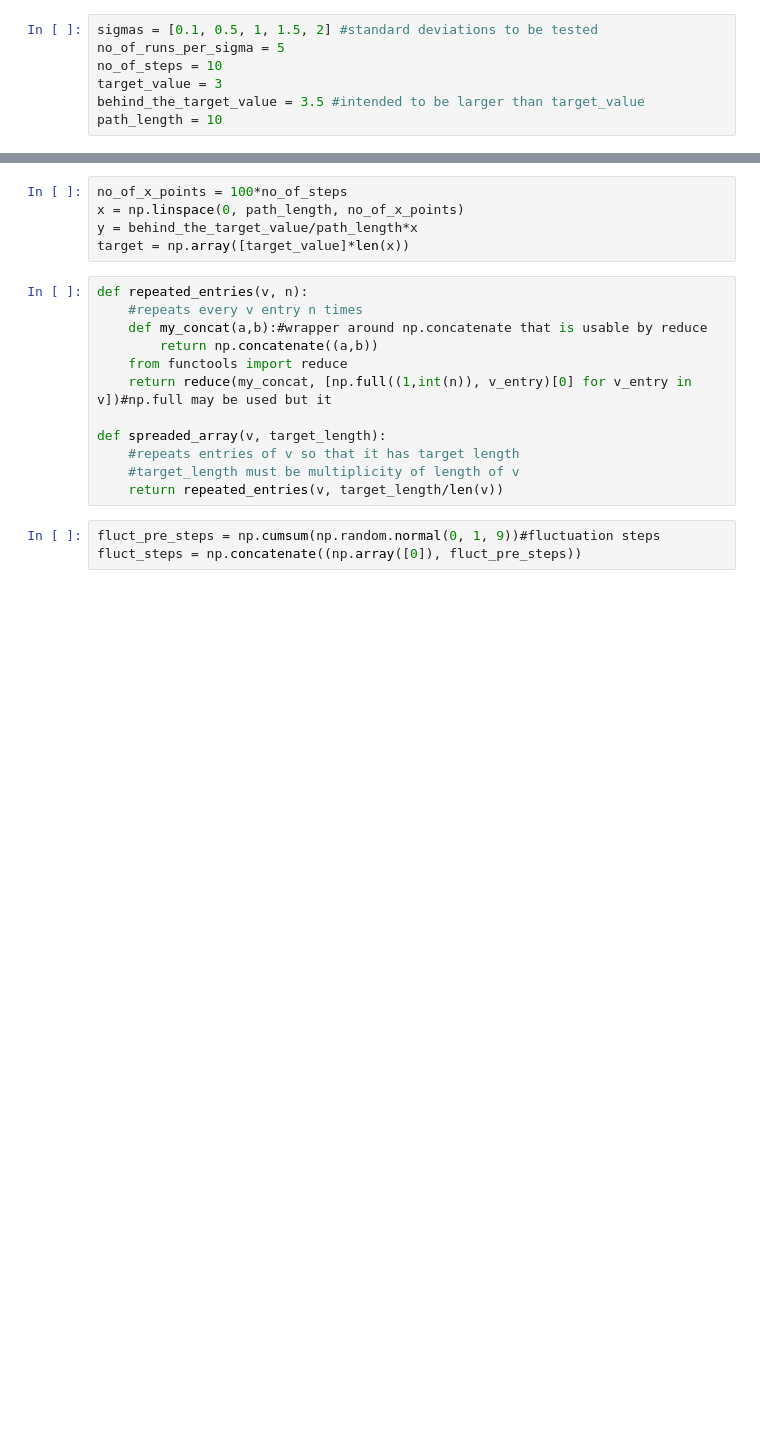
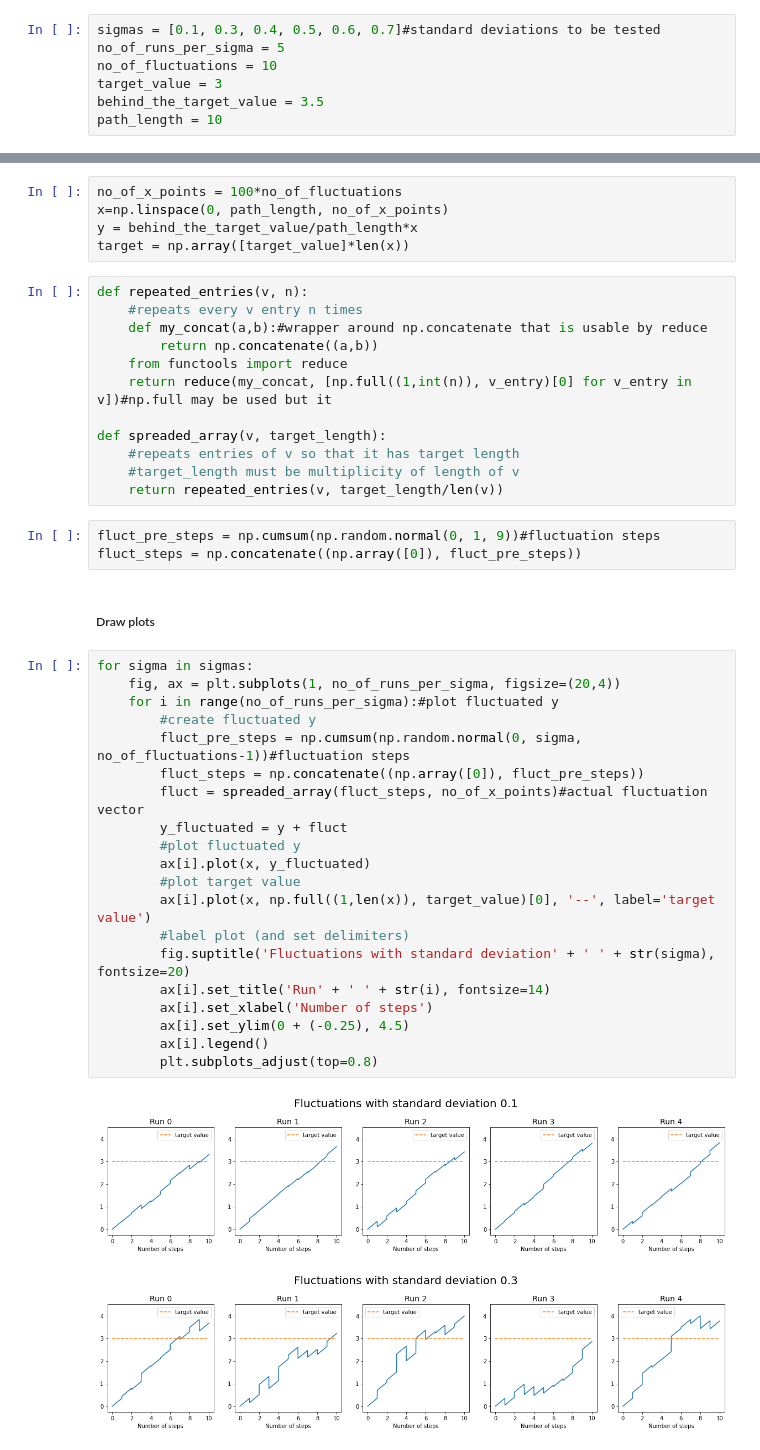
Before and after one commit to jano-mp/fluctuations-on-a-path, a Jupyter notebook: Fluctuations on a path.ipynb, the cells around one changed output, grey strips where cells are left out. Cells and saved outputs as stored; diff of their text form; blank space fills up the shorter version.

```diff
--- a/Fluctuations on a path.ipynb
+++ b/Fluctuations on a path.ipynb
@@ -8,9 +12,9 @@ Path aims behind the target (orange colour).
 # %% [markdown]
 ##### Input parameters
 # %%
-sigmas = [0.1, 0.5, 1, 1.5, 2] #standard deviations to be tested
+sigmas = [0.1, 0.3, 0.4, 0.5, 0.6, 0.7]#standard deviations to be tested
 no_of_runs_per_sigma = 5
-no_of_steps = 10
+no_of_fluctuations = 10
 target_value = 3
-behind_the_target_value = 3.5 #intended to be larger than target_value
+behind_the_target_value = 3.5
 path_length = 10
@@ -22,6 +23,6 @@ from matplotlib import pyplot as plt
 # %%
-no_of_x_points = 100*no_of_steps
-x = np.linspace(0, path_length, no_of_x_points)
+no_of_x_points = 100*no_of_fluctuations
+x=np.linspace(0, path_length, no_of_x_points)
 y = behind_the_target_value/path_length*x
 target = np.array([target_value]*len(x))
 # %%
@@ -39,3 +40,28 @@ def spreaded_array(v, target_length):
 # %%
 fluct_pre_steps = np.cumsum(np.random.normal(0, 1, 9))#fluctuation steps
 fluct_steps = np.concatenate((np.array([0]), fluct_pre_steps))
+# %% [markdown]
+##### Draw plots
+# %%
+for sigma in sigmas:
+    fig, ax = plt.subplots(1, no_of_runs_per_sigma, figsize=(20,4))
+    for i in range(no_of_runs_per_sigma):#plot fluctuated y
+        #create fluctuated y
+        fluct_pre_steps = np.cumsum(np.random.normal(0, sigma, no_of_fluctuations-1))#fluctuation steps
+        fluct_steps = np.concatenate((np.array([0]), fluct_pre_steps))
+        fluct = spreaded_array(fluct_steps, no_of_x_points)#actual fluctuation vector
+        y_fluctuated = y + fluct
+        #plot fluctuated y
+        ax[i].plot(x, y_fluctuated)
+        #plot target value
+        ax[i].plot(x, np.full((1,len(x)), target_value)[0], '--', label='target value')
+        #label plot (and set delimiters)
+        fig.suptitle('Fluctuations with standard deviation' + ' ' + str(sigma), fontsize=20)
+        ax[i].set_title('Run' + ' ' + str(i), fontsize=14)
+        ax[i].set_xlabel('Number of steps')
+        ax[i].set_ylim(0 + (-0.25), 4.5)
+        ax[i].legend()
+        plt.subplots_adjust(top=0.8)
+# %% [output]
+[figure, added]
+[figure, added]
```
Also changed, not shown: parts of 11 cells of this notebook.
